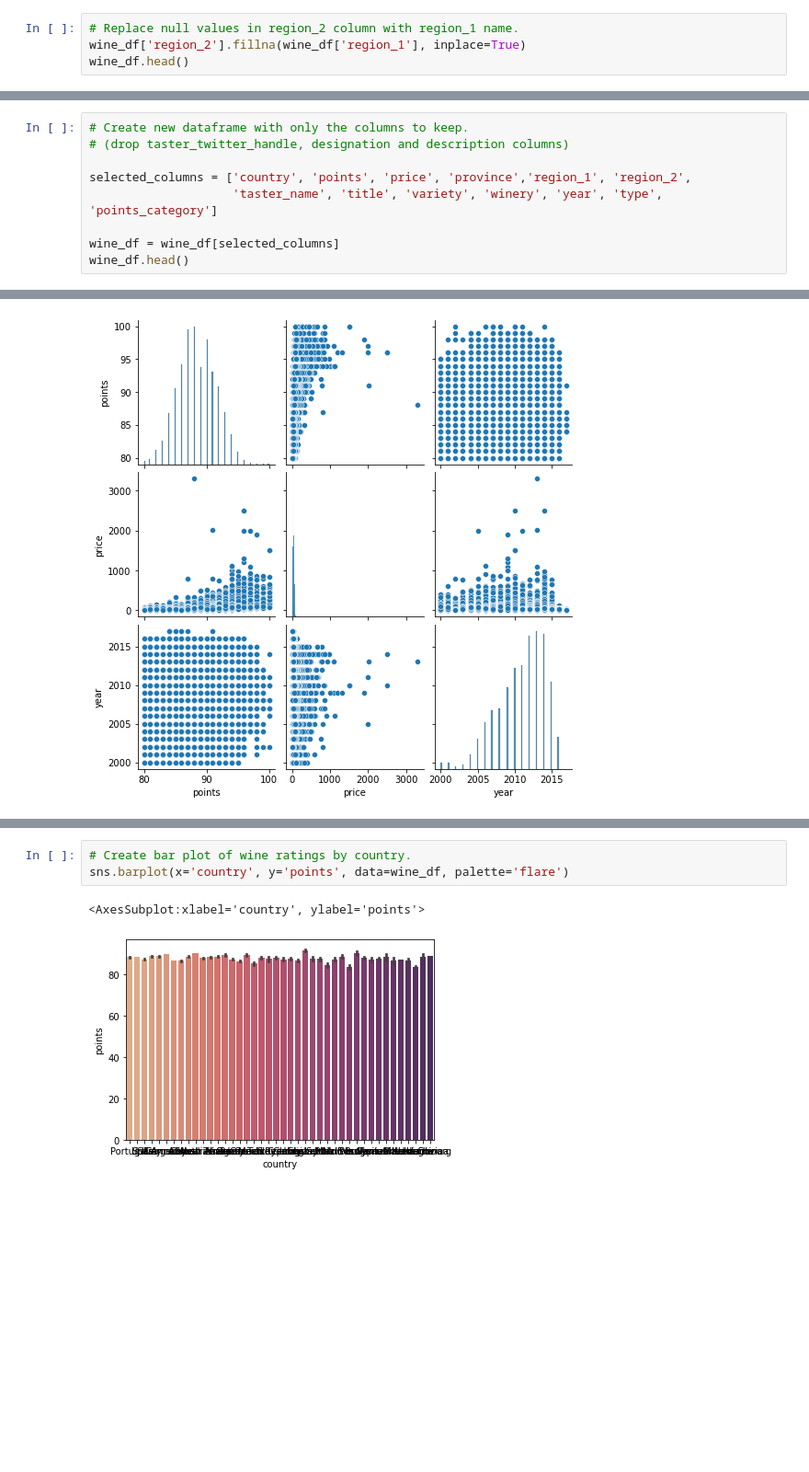
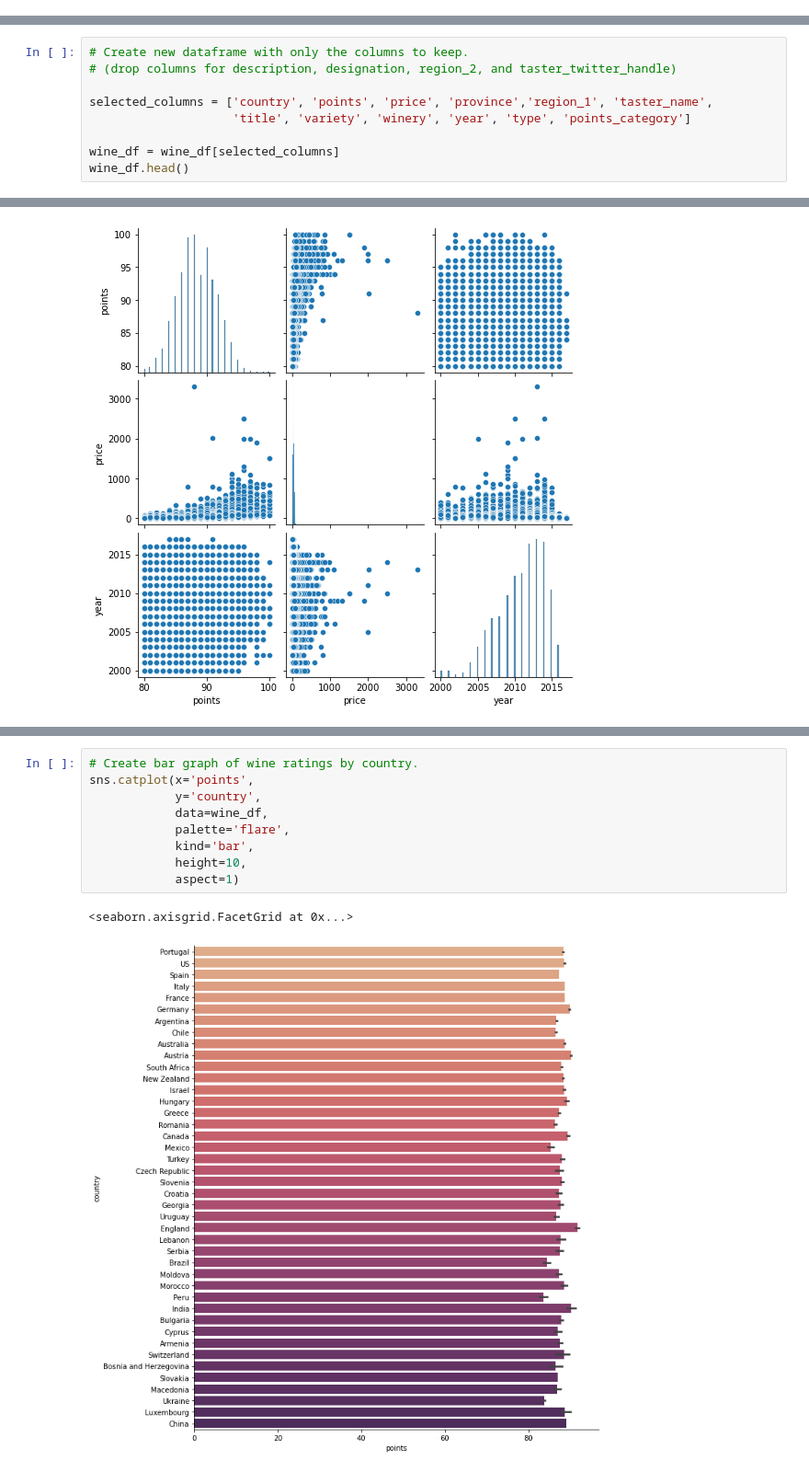
Before and after one commit to whitneyshine/austin_project, a Jupyter notebook: Wine_Ratings.ipynb, the cells around one changed output, grey strips where cells are left out. Shown at 92% size. Drawn from its saved outputs; the diff is of its cells as text; blank space fills up the shorter version.

Commit message:
dropped region_2 and revised plots

```diff
--- a/Wine_Ratings.ipynb
+++ b/Wine_Ratings.ipynb
@@ -329,7 +349,3 @@ wine_df.head()
 | 2 | US | Tart and snappy, the flavors of l... | NaN | 87 | 14.0 | Oregon | Willamette Valley | Willamette Valley | Paul Gregutt | ... |
 | 3 | US | Pineapple rind, lemon pith and or... | Reserve Late Harvest | 87 | 13.0 | Michigan | Lake Michigan Shore | NaN | Alexander Peartree | ... |
 | 4 | US | Much like the regular bottling fr... | Vintner's Reserve Wild Child Block | 87 | 65.0 | Oregon | Willamette Valley | Willamette Valley | Paul Gregutt | ... |
-# %%
-# Replace null values in region_2 column with region_1 name.
-wine_df['region_2'].fillna(wine_df['region_1'], inplace=True)
-wine_df.head()
@@ -443,10 +452,10 @@ memory usage: 15.9+ MB
 ## Create new wine_df
 # %%
 # Create new dataframe with only the columns to keep.
-# (drop taster_twitter_handle, designation and description columns)
+# (drop columns for description, designation, region_2, and taster_twitter_handle)
 
-selected_columns = ['country', 'points', 'price', 'province','region_1', 'region_2',
-                    'taster_name', 'title', 'variety', 'winery', 'year', 'type', 'points_category']
+selected_columns = ['country', 'points', 'price', 'province','region_1', 'taster_name',
+                    'title', 'variety', 'winery', 'year', 'type', 'points_category']
 
 wine_df = wine_df[selected_columns]
 wine_df.head()
@@ -798,6 +836,12 @@ sns.pairplot(wine_df)
 # %%
-# Create bar plot of wine ratings by country.
-sns.barplot(x='country', y='points', data=wine_df, palette='flare')
+# Create bar graph of wine ratings by country.
+sns.catplot(x='points',
+            y='country',
+            data=wine_df,
+            palette='flare',
+            kind='bar',
+            height=10,
+            aspect=1)
 # %% [output]
-<AxesSubplot:xlabel='country', ylabel='points'>
+<seaborn.axisgrid.FacetGrid at 0x...>
-[figure, old version]
+[figure, new version]
```
Also changed, not shown: parts of 24 cells of this notebook, 1 other file.
